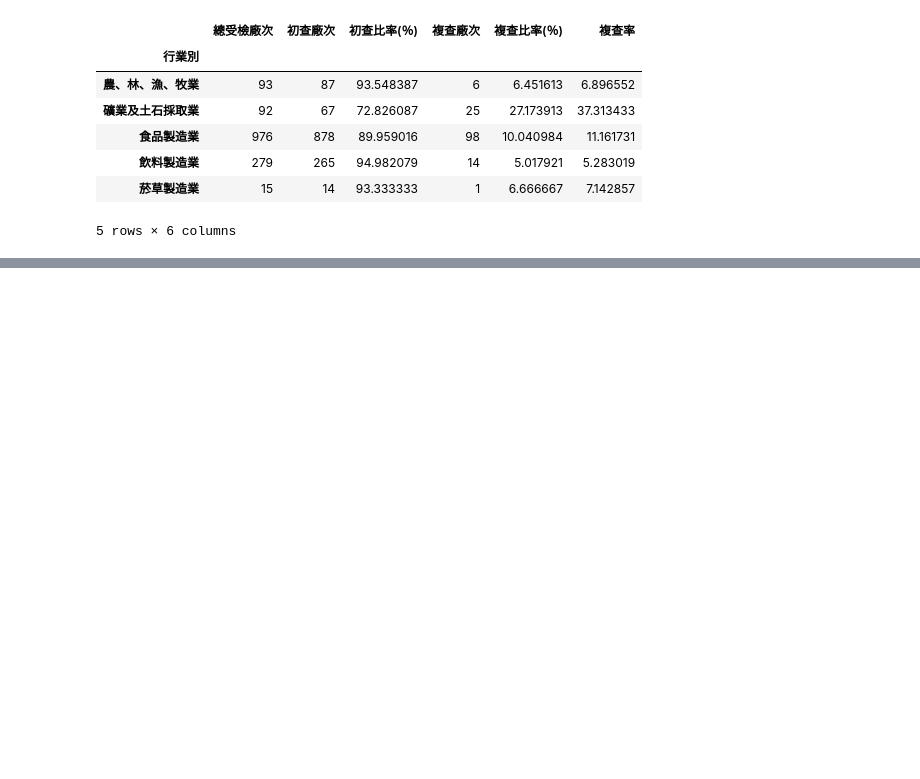
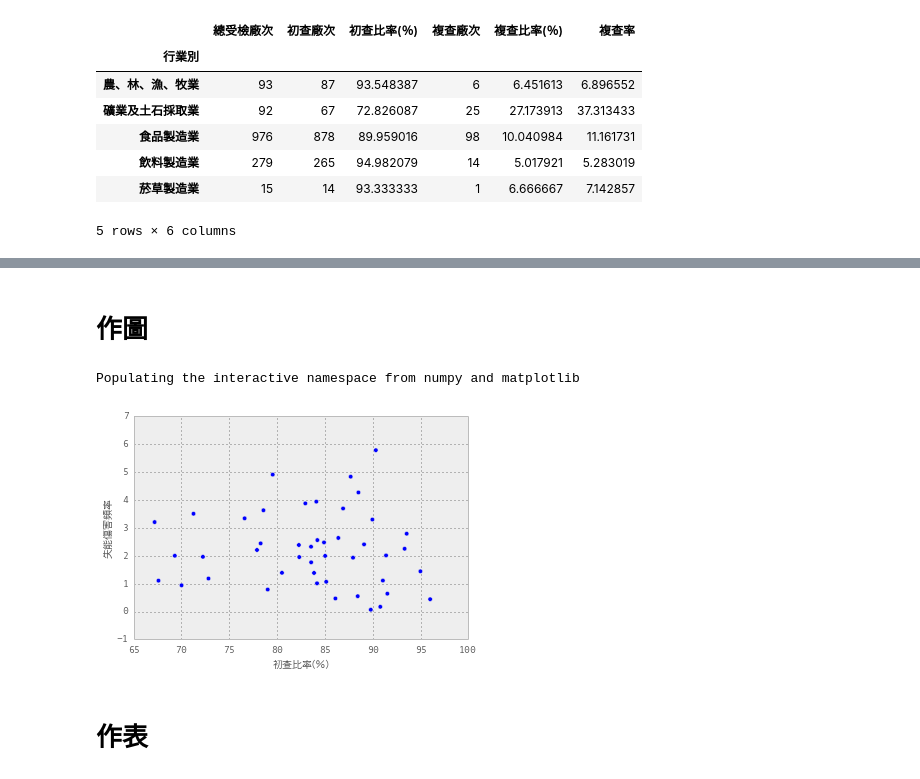
Before and after one commit to ccwang002/2014-NTU-NewsVis, a Jupyter notebook: script/proj_2/A_table 2-14 vs 8-1.ipynb, the cells around one changed output, grey strips where cells are left out. Cells and saved outputs as stored; diff of their text form; code cells hidden in the pictures; blank space fills up the shorter version.

```diff
--- a/script/proj_2/A_table 2-14 vs 8-1.ipynb
+++ b/script/proj_2/A_table 2-14 vs 8-1.ipynb
@@ -40,0 +68,5 @@ df_214.head()
+# %%
+df_81.loc[:, "行業別"] = df_81["行業別"].apply(clean_jobtype)
+# 去掉總計的資料行
+df_81 = df_81.loc[~df_81.iloc[:, 0].isin(["全產業", "總計", "製造業"])]
+df_81.head()
@@ -40,0 +81,29 @@ df_214.head()
+# %%
+df_81.index = df_81.iloc[:, 0]
+df_81 = df_81.iloc[:, 1:]
+# %% [markdown]
+# 作圖
+# %%
+OUT_ROOT = ATTACH_ROOT.parent / '圖表輸出'
+if not OUT_ROOT.exists():
+    OUT_ROOT.mkdir()
+# %%
+import matplotlib as mpl
+import brewer2mpl
+mpl.use('agg')
+%pylab inline
+chtfont2 = mpl.font_manager.FontProperties(fname='/Library/Fonts/儷黑 Pro.ttf')
+chtfont = mpl.font_manager.FontProperties(fname='/Users/liang/Library/Fonts/DFHeiStd-W5.otf')
+# %% [output]
+Populating the interactive namespace from numpy and matplotlib
+# %%
+fig = plt.figure(figsize=(6, 4))
+plt.scatter(df_214['初查比率(％)'], df_81['失能傷害頻率'])
+plt.xlabel('初查比率(％)', fontproperties=chtfont)
+plt.ylabel('失能傷害頻率', fontproperties=chtfont)
+fig.axes.clear()
+plt.savefig(str(OUT_ROOT / "A_初查比率與失能傷害頻率散佈圖.svg"))
+# %% [output]
+[figure, added]
+# %% [markdown]
+# 作表
```
Also changed, not shown: parts of 10 cells of this notebook, 2 other files.
